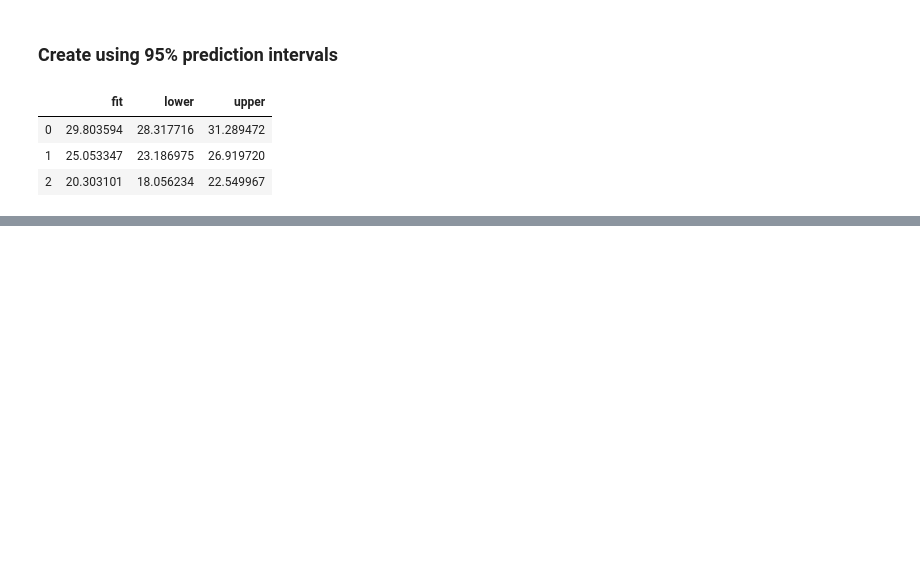
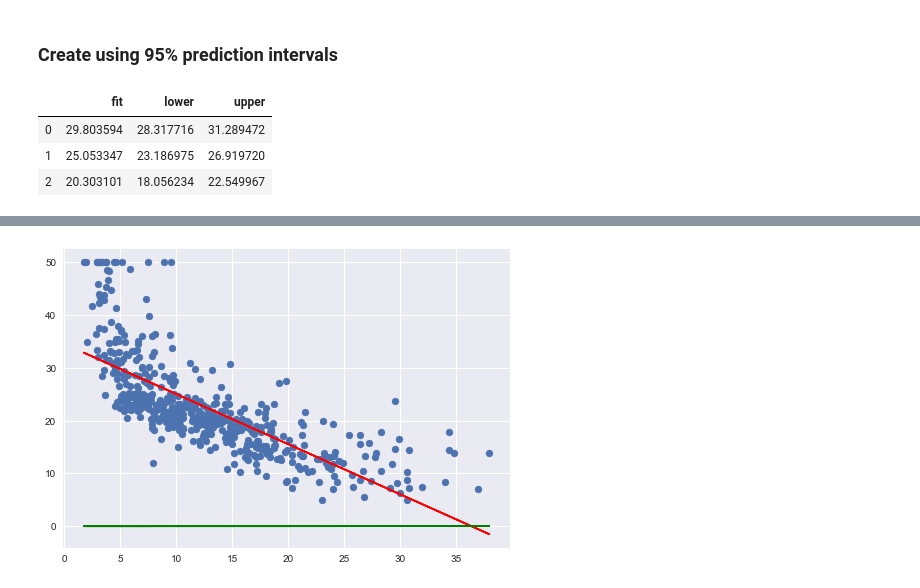
Before and after one commit to jcanque777/islr_labs, a Jupyter notebook: boston_housing.ipynb, the cells around one changed output, grey strips where cells are left out. Drawn from its saved outputs; the diff is of its cells as text; code cells hidden in the pictures; blank space fills up the shorter version.

```diff
--- a/boston_housing.ipynb
+++ b/boston_housing.ipynb
@@ -335,0 +251,2 @@ predictions.summary_frame(alpha=0.05)
+# %%
+X, y = df.lstat, df.medv
@@ -335,0 +288,6 @@ predictions.summary_frame(alpha=0.05)
+# %%
+# create instance of influence
+influence = model.get_influence()
+# %%
+#leverage (hat values)
+leverage = influence.hat_matrix_diag
@@ -335,0 +322,9 @@ predictions.summary_frame(alpha=0.05)
+# %%
+pyplot.scatter(X,y)
+pyplot.plot(X, medv_pred, color = 'r')
+pyplot.plot(x, leverage, color = 'g')
+# pyplot.plot(X, medv_pred + 10 , color = 'g')
+
+pyplot.show()
+# %% [output]
+[figure, added]
```
Also changed, not shown: parts of 36 cells of this notebook.
